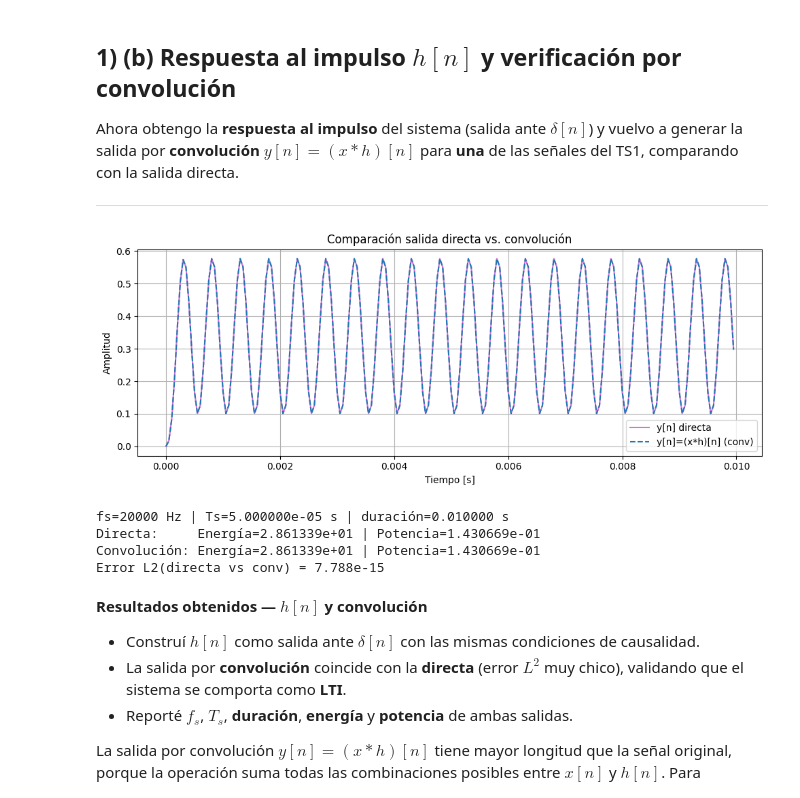
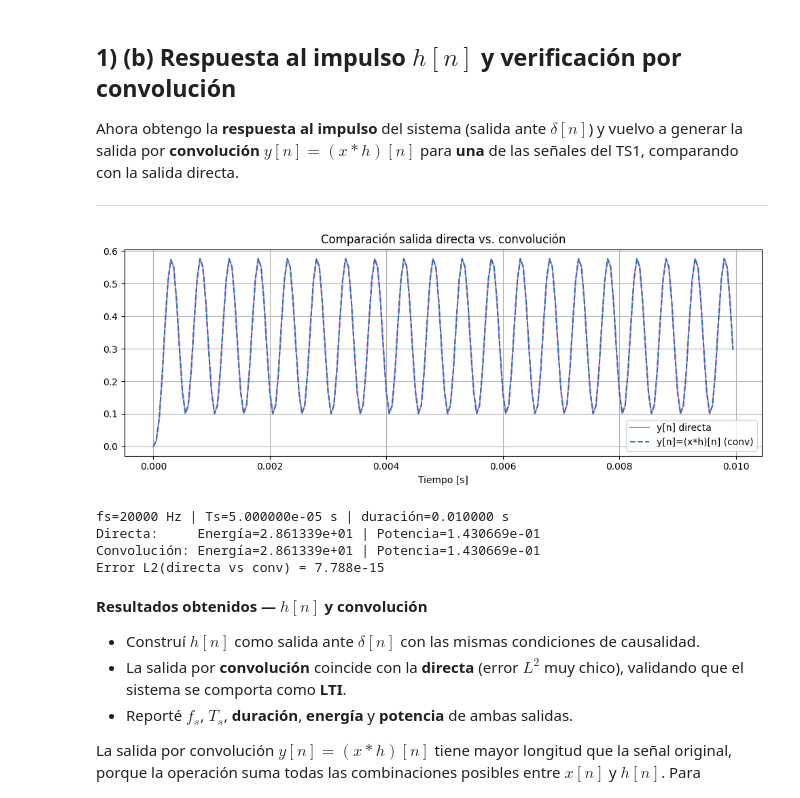
Before and after one commit to MSereGB/APS-Serena, a Jupyter notebook: Trabajos Prácticos/TS2_APS_GIL.ipynb, the cells around one changed output. Drawn from its saved outputs; the diff is of its cells as text; code cells hidden in the pictures.

```diff
--- a/Trabajos Prácticos/TS2_APS_GIL.ipynb
+++ b/Trabajos Prácticos/TS2_APS_GIL.ipynb
@@ -171,35 +171,35 @@ x = x1
 N = len(x)
 
 # Respuesta al impulso con misma longitud que la entrada para evitar el truncado
 delta = np.r_[1.0, np.zeros(N-1)]
 h = sistema_TS2(delta)
 
 # Salidas
 y_dir  = sistema_TS2(x)
 y_conv = np.convolve(x, h)[:N]   # recorte causal
 
 # Gráfico comparativo
 tt = t[:N]
 plt.figure(figsize=(10,4))
 plt.plot(tt, y_dir,  label="y[n] directa", color='orchid')
 plt.plot(tt, y_conv, '--', label="y[n]=(x*h)[n] (conv)")
 plt.title("Comparación salida directa vs. convolución")
-plt.xlabel("Tiempo [s]"); plt.ylabel("Amplitud")
+plt.xlabel("Tiempo [s]");
 plt.grid(True); plt.legend(); plt.tight_layout(); plt.show()
 
 # Valores obtenidos y error
 Ts = 1.0/float(fs)
 dur = N/float(fs)
 E_dir,  P_dir  = float(np.sum(y_dir*y_dir)),  float(np.mean(y_dir*y_dir))
 E_conv, P_conv = float(np.sum(y_conv*y_conv)), float(np.mean(y_conv*y_conv))
 err_L2 = float(np.linalg.norm(y_dir - y_conv))
 
 print(f"fs={fs:.0f} Hz | Ts={Ts:.6e} s | duración={dur:.6f} s")
 print(f"Directa:     Energía={E_dir:.6e} | Potencia={P_dir:.6e}")
 print(f"Convolución: Energía={E_conv:.6e} | Potencia={P_conv:.6e}")
 print(f"Error L2(directa vs conv) = {err_L2:.3e}")
 # %% [output]
-[figure, old version]
+[figure, new version]
 fs=20000 Hz | Ts=5.000000e-05 s | duración=0.010000 s
 Directa:     Energía=2.861339e+01 | Potencia=1.430669e-01
 Convolución: Energía=2.861339e+01 | Potencia=1.430669e-01
```
Also changed, not shown: parts of 3 cells of this notebook.
